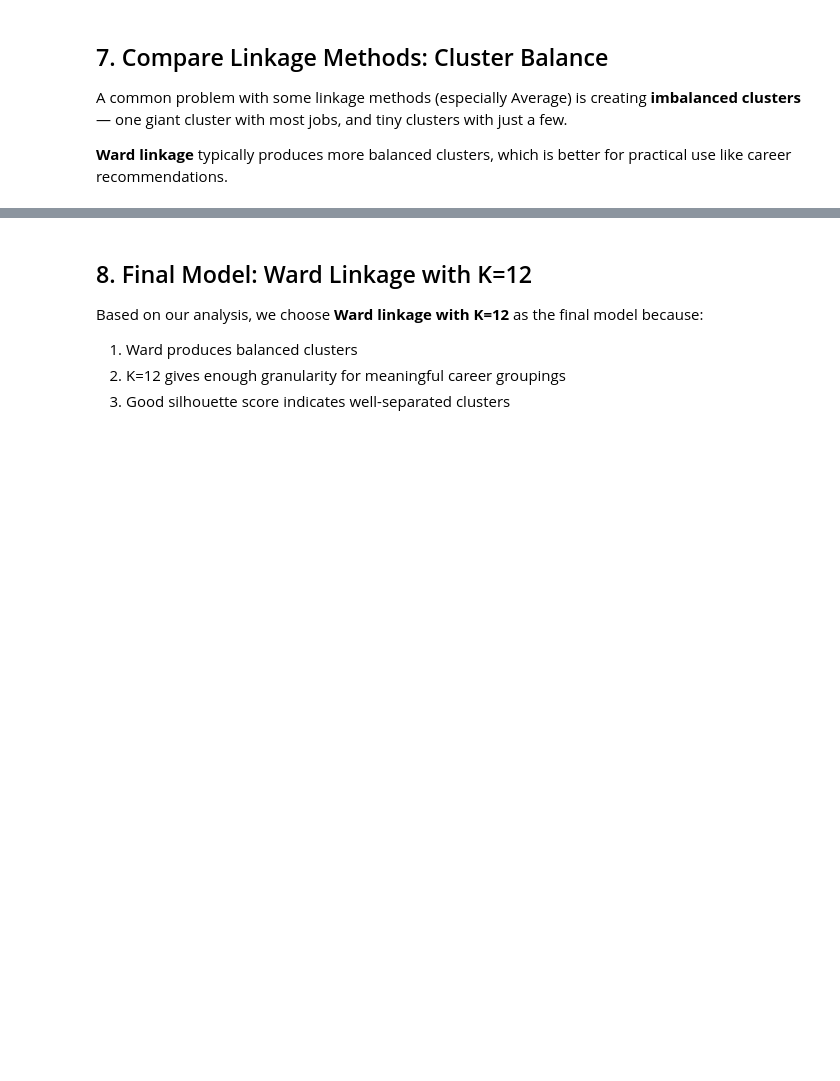
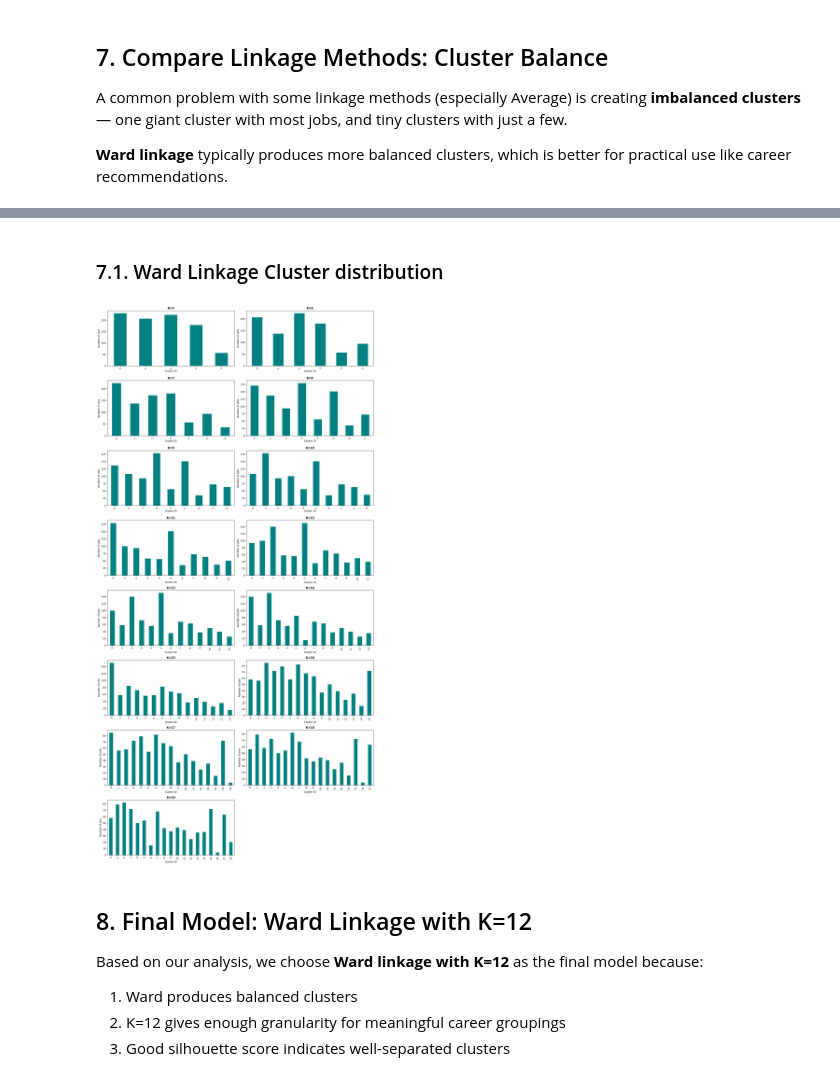
Before and after one commit to Elena-Cr/machine_learning_O-NET, a Jupyter notebook: ML/ML_Hierarchical_Clustering.ipynb, the cells around one changed output, grey strips where cells are left out. Saved outputs shown, nothing was run; the diff lists cells and outputs as text; code cells hidden in the pictures; blank space fills up the shorter version.

```diff
--- a/ML/ML_Hierarchical_Clustering.ipynb
+++ b/ML/ML_Hierarchical_Clustering.ipynb
@@ -312,3 +312,38 @@ plt.show()
+# %% [markdown]
+### 7.1. Ward Linkage Cluster distribution
+# %%
+import math
+
+k_values = list(k_range)  # Convert range to list for indexing
+num_plots = len(k_values)
+num_rows = math.ceil(num_plots / 2)  # 2 plots per row
+
+fig, axes = plt.subplots(num_rows, 2, figsize=(16, 4 * num_rows))
+
+# Flatten axes array for easier iteration (in case we have only 1 or 2 plots)
+axes_flat = axes.flatten() if num_plots > 1 else [axes]
+
+for idx, k in enumerate(k_values):
+    # Ward linkage - typically more balanced
+    hc_ward = AgglomerativeClustering(n_clusters=k, linkage='ward')
+    df['Ward_Cluster_Labels'] = hc_ward.fit_predict(X_scaled)
+
+    # Plot cluster size distribution
+    df['Ward_Cluster_Labels'].value_counts().sort_index().plot(
+        kind='bar', ax=axes_flat[idx], color='teal'
+    )
+    axes_flat[idx].set_title(f"K={k}", fontsize=12, fontweight='bold')
+    axes_flat[idx].set_xlabel("Cluster ID")
+    axes_flat[idx].set_ylabel("Number of Jobs")
+
+# Hide any extra subplots if odd number of k values
+for idx in range(num_plots, len(axes_flat)):
+    axes_flat[idx].axis('off')
+
+plt.tight_layout()
+plt.show()
+# %% [output]
+[figure, added]
 # %% [markdown]
 ## 8. Final Model: Ward Linkage with K=12
 
```
Also changed, not shown: parts of 3 cells of this notebook.
